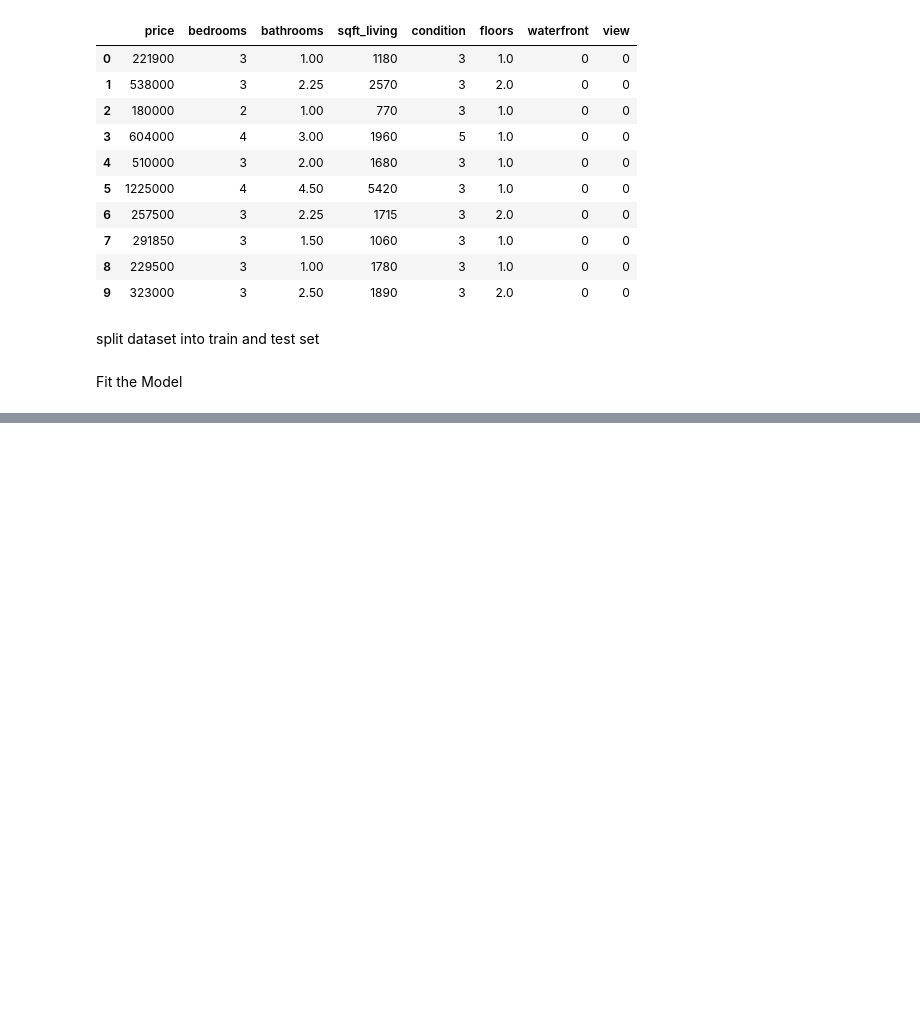
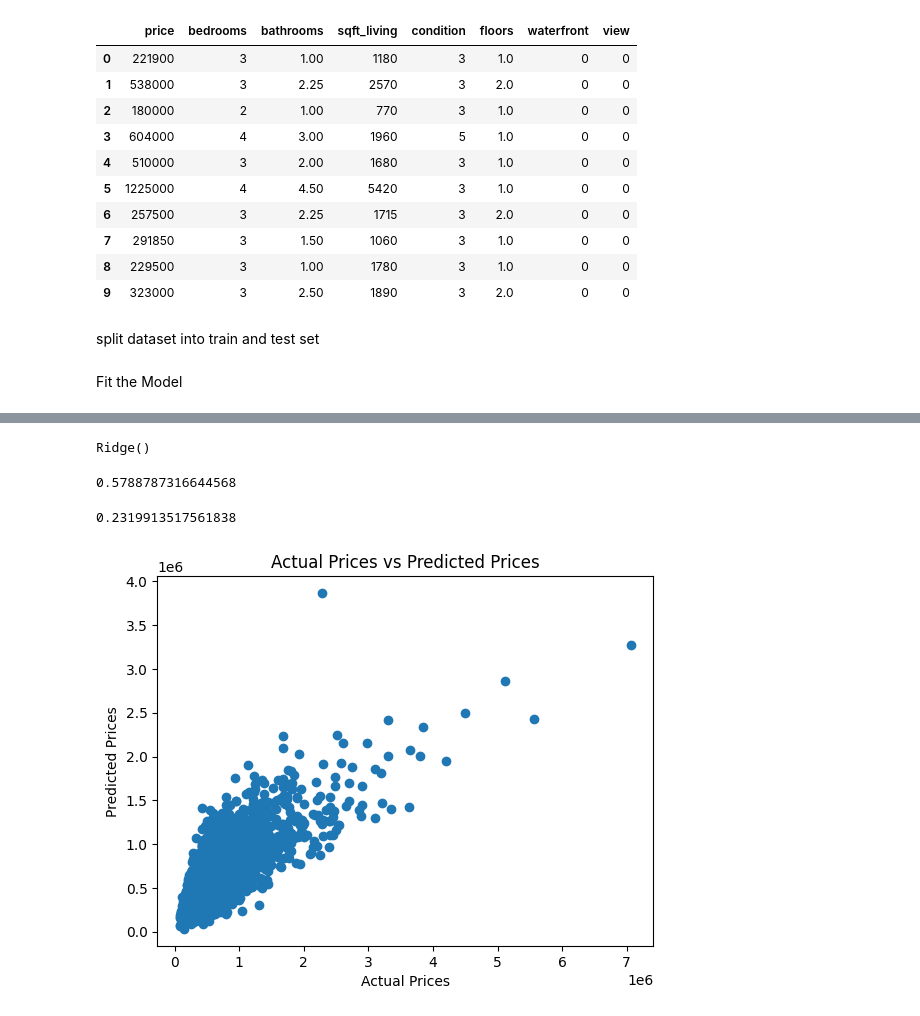
Before and after one commit to SmayanKulkarni/AI-and-ML-Course, a Jupyter notebook: ML_LAB1.ipynb, the cells around one changed output, grey strips where cells are left out. Drawn from its saved outputs; the diff is of its cells as text; code cells hidden in the pictures; blank space fills up the shorter version.

```diff
--- a/ML_LAB1.ipynb
+++ b/ML_LAB1.ipynb
@@ -190,0 +214,2 @@ Fit the Model
+# %%
+lasso.fit(X_train, y_train)
@@ -190,0 +230,24 @@ Fit the Model
+# %%
+r = Ridge()
+# %%
+r.fit(X_train, y_train)
+# %% [output]
+Ridge()
+# %%
+r.score(X_test, y_test)
+# %% [output]
+0.5788787316644568
+# %%
+y_pred = r.predict(X_test)
+# %%
+r2_score(y_pred, y_test)
+# %% [output]
+0.2319913517561838
+# %%
+plt.scatter(y_test, y_pred)
+plt.xlabel("Actual Prices")
+plt.ylabel("Predicted Prices")
+plt.title("Actual Prices vs Predicted Prices")
+plt.show()
+# %% [output]
+[figure, added]
```
Also changed, not shown: parts of 12 cells of this notebook.
